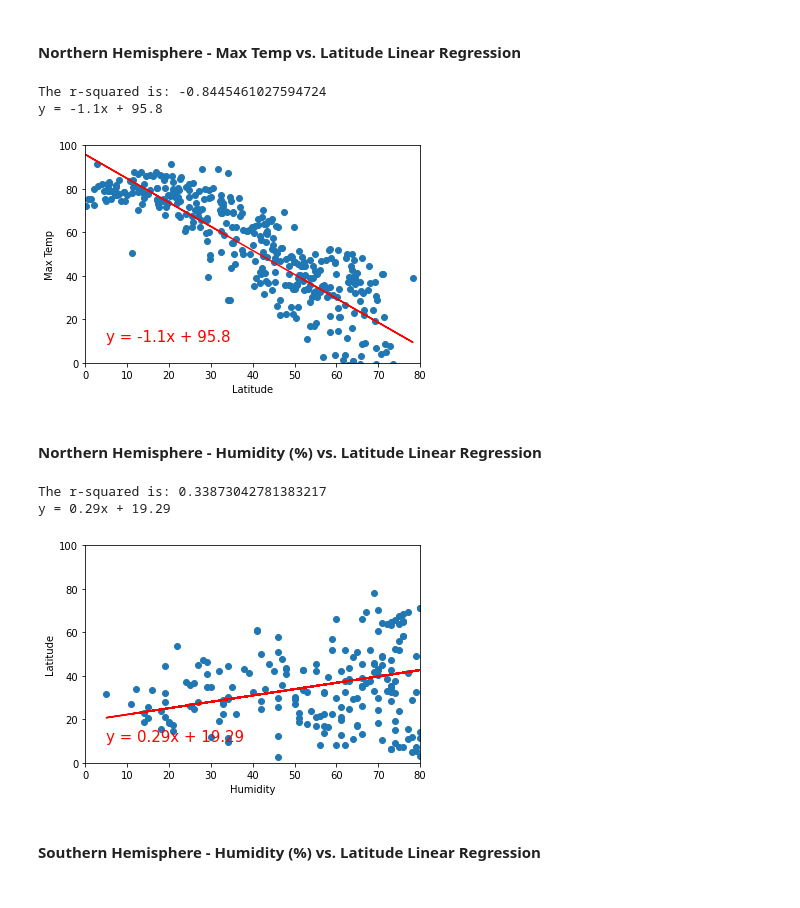
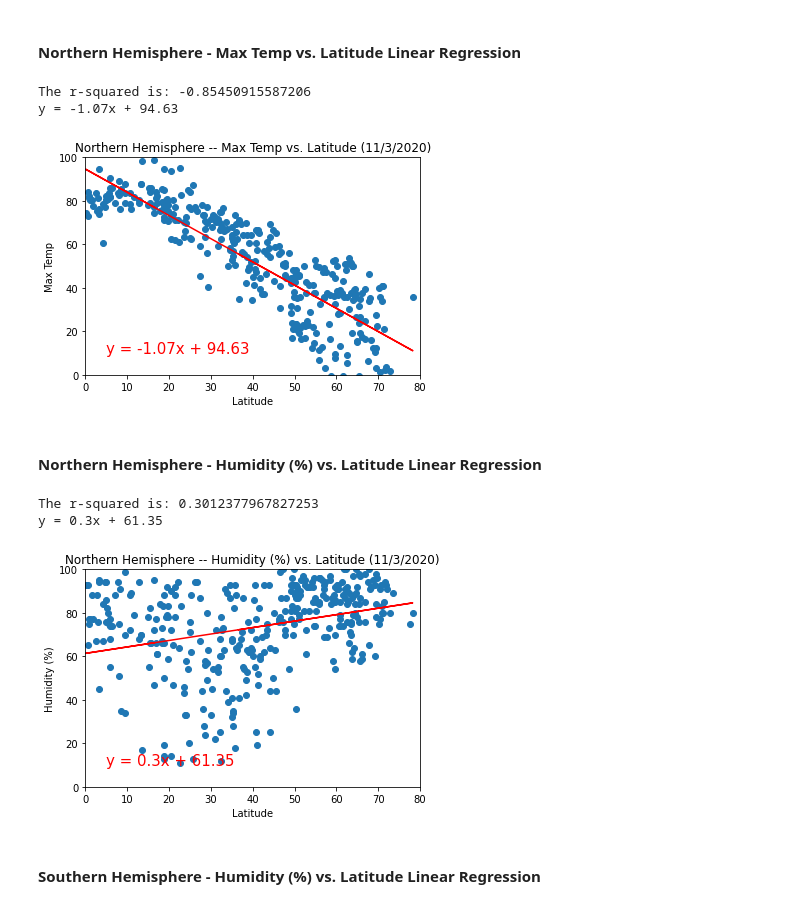
Before and after one commit to cfulgency/python_api_challenge, a Jupyter notebook: WeatherPy/WeatherPy.ipynb, the cells around one changed output. Drawn from its saved outputs; the diff is of its cells as text; code cells hidden in the pictures.

```diff
--- a/WeatherPy/WeatherPy.ipynb
+++ b/WeatherPy/WeatherPy.ipynb
@@ -353,12 +406,14 @@ southern_hemisphere.head()
 # %% [markdown]
 ####  Northern Hemisphere - Max Temp vs. Latitude Linear Regression
 # %%
-#Create a Scatter Plot for Norther Hemisphere: Max Temp vs. Latitude Linear Regression
+# Create Scatter Plot for Northern Hemisphere -- Max Temp vs. Latitude Linear Regression
+
 x_values = northern_hemisphere['latitude']
 y_values = northern_hemisphere['temp']
 (slope, intercept, rvalue, pvalue, stderr) = linregress(x_values, y_values)
 regress_values = x_values * slope + intercept
 line_eq = "y = " + str(round(slope,2)) + "x + " + str(round(intercept,2))
+plt.title("Northern Hemisphere -- Max Temp vs. Latitude (11/3/2020)")
 plt.scatter(x_values,y_values)
 plt.plot(x_values,regress_values,"red")
 plt.annotate(line_eq,(5,10),fontsize=15,color="red")
@@ -374,36 +429,38 @@ print(line_eq)
 
 plt.savefig("../images/temp_lat_lingress.png")
 # %% [output]
-The r-squared is: -0.8445461027594724
-y = -1.1x + 95.8
+The r-squared is: -0.85450915587206
+y = -1.07x + 94.63
-[figure, old version]
+[figure, new version]
 # %% [markdown]
 ####  Northern Hemisphere - Humidity (%) vs. Latitude Linear Regression
 # %%
-#Create a Scatter Plot for Northern Hemisphere: Humidity (%) vs. Latitude Linear Regression
-x_values = northern_hemisphere['humidity']
-y_values = northern_hemisphere['latitude']
+# Create a Scatter Plot for Northern Hemisphere -- Humidity (%) vs. Latitude Linear Regression
+
+x_values = northern_hemisphere['latitude']
+y_values = northern_hemisphere['humidity']
 (slope, intercept, rvalue, pvalue, stderr) = linregress(x_values, y_values)
 regress_values = x_values * slope + intercept
 line_eq = "y = " + str(round(slope,2)) + "x + " + str(round(intercept,2))
+plt.title("Northern Hemisphere -- Humidity (%) vs. Latitude (11/3/2020)")
 plt.scatter(x_values,y_values)
 plt.plot(x_values,regress_values,"red")
 plt.annotate(line_eq,(5,10),fontsize=15,color="red")
 
 plt.ylim(0,100)
 plt.xlim(0, 80)
 
-plt.ylabel("Latitude")
-plt.xlabel("Humidity")
+plt.ylabel("Humidity (%)")
+plt.xlabel("Latitude")
 
 print(f"The r-squared is: {rvalue}")
 print(line_eq)
 
 plt.savefig("../images/humidity_lat_lingress.png")
 # %% [output]
-The r-squared is: 0.33873042781383217
-y = 0.29x + 19.29
+The r-squared is: 0.3012377967827253
+y = 0.3x + 61.35
-[figure, old version]
+[figure, new version]
 # %% [markdown]
 ####  Southern Hemisphere - Humidity (%) vs. Latitude Linear Regression
 # %%
```
Also changed, not shown: parts of 14 cells of this notebook, 15 other files.
